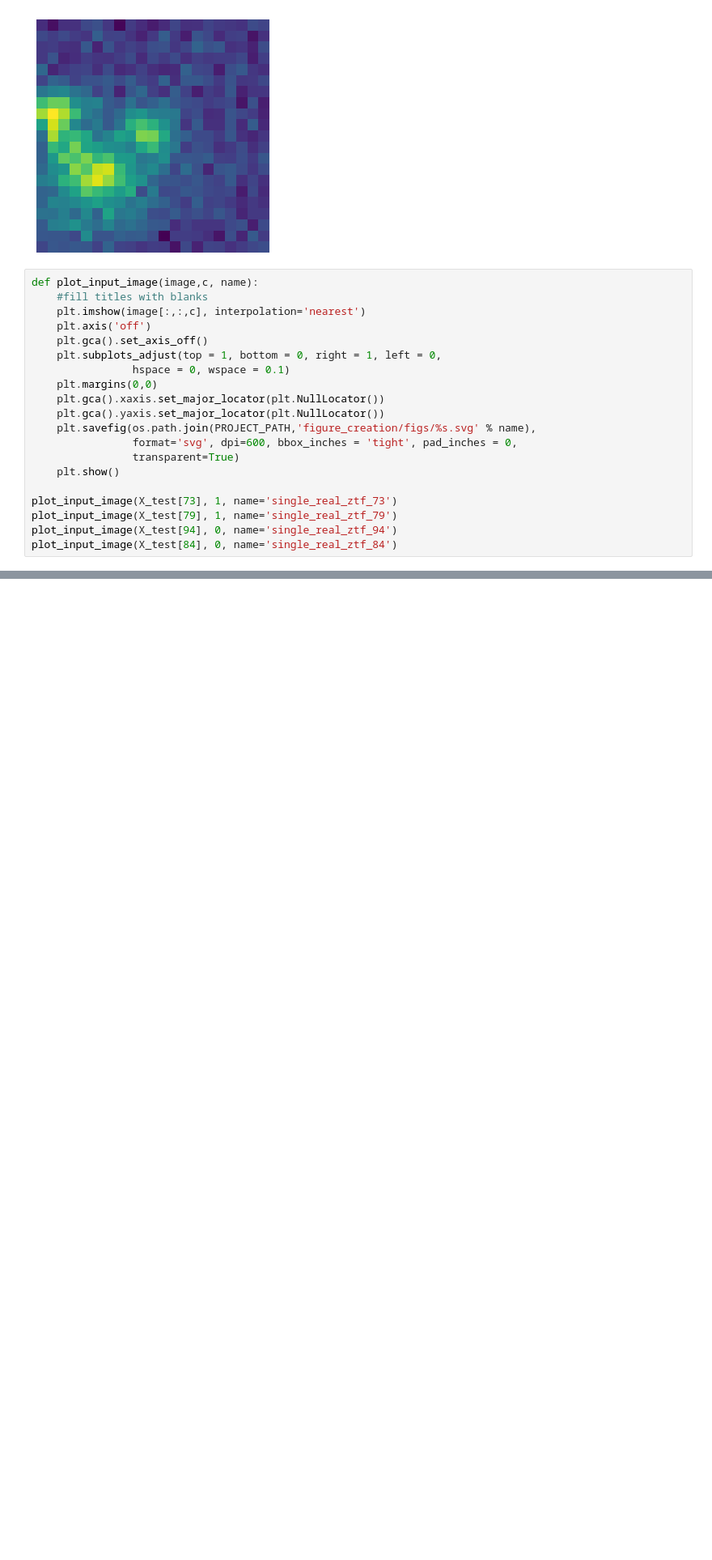
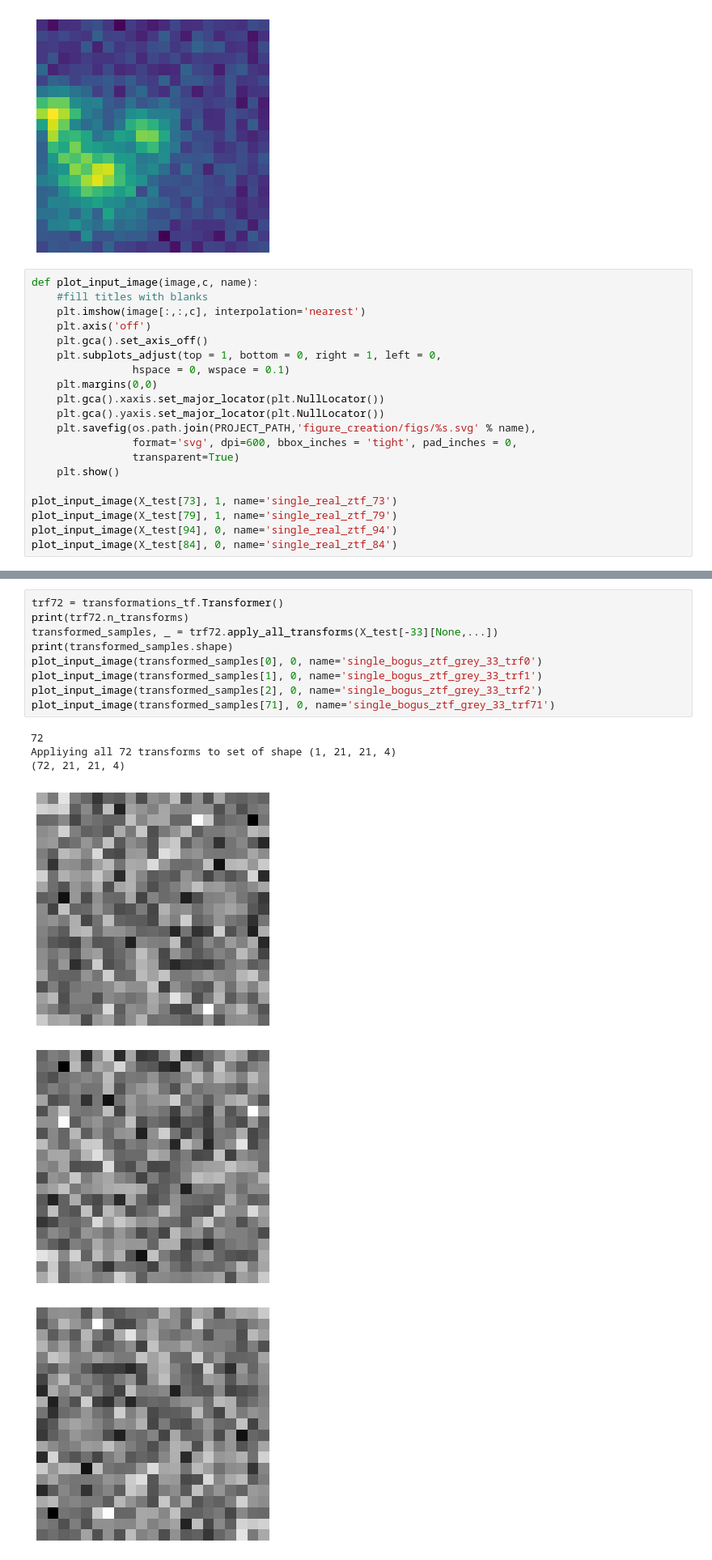
Before and after one commit to ReyesDeJong/AnomalyDetectionTransformations, a Jupyter notebook: figure_creation/Samples_visualizations.ipynb, the cells around one changed output, grey strips where cells are left out. Shown at 81% size. Saved outputs shown, nothing was run; the diff lists cells and outputs as text; blank space fills up the shorter version.

```diff
--- a/figure_creation/Samples_visualizations.ipynb
+++ b/figure_creation/Samples_visualizations.ipynb
@@ -303,0 +314,16 @@ plot_input_image(X_test[84], 0, name='single_real_ztf_grey_84')
+# %%
+trf72 = transformations_tf.Transformer()
+print(trf72.n_transforms)
+transformed_samples, _ = trf72.apply_all_transforms(X_test[-33][None,...])
+print(transformed_samples.shape)
+plot_input_image(transformed_samples[0], 0, name='single_bogus_ztf_grey_33_trf0')
+plot_input_image(transformed_samples[1], 0, name='single_bogus_ztf_grey_33_trf1')
+plot_input_image(transformed_samples[2], 0, name='single_bogus_ztf_grey_33_trf2')
+plot_input_image(transformed_samples[71], 0, name='single_bogus_ztf_grey_33_trf71')
+# %% [output]
+72
+Appliying all 72 transforms to set of shape (1, 21, 21, 4)
+(72, 21, 21, 4)
+[figure, added]
+[figure, added]
+[figure, added]
```
Also changed, not shown: parts of 5 cells of this notebook, 2 other files.
